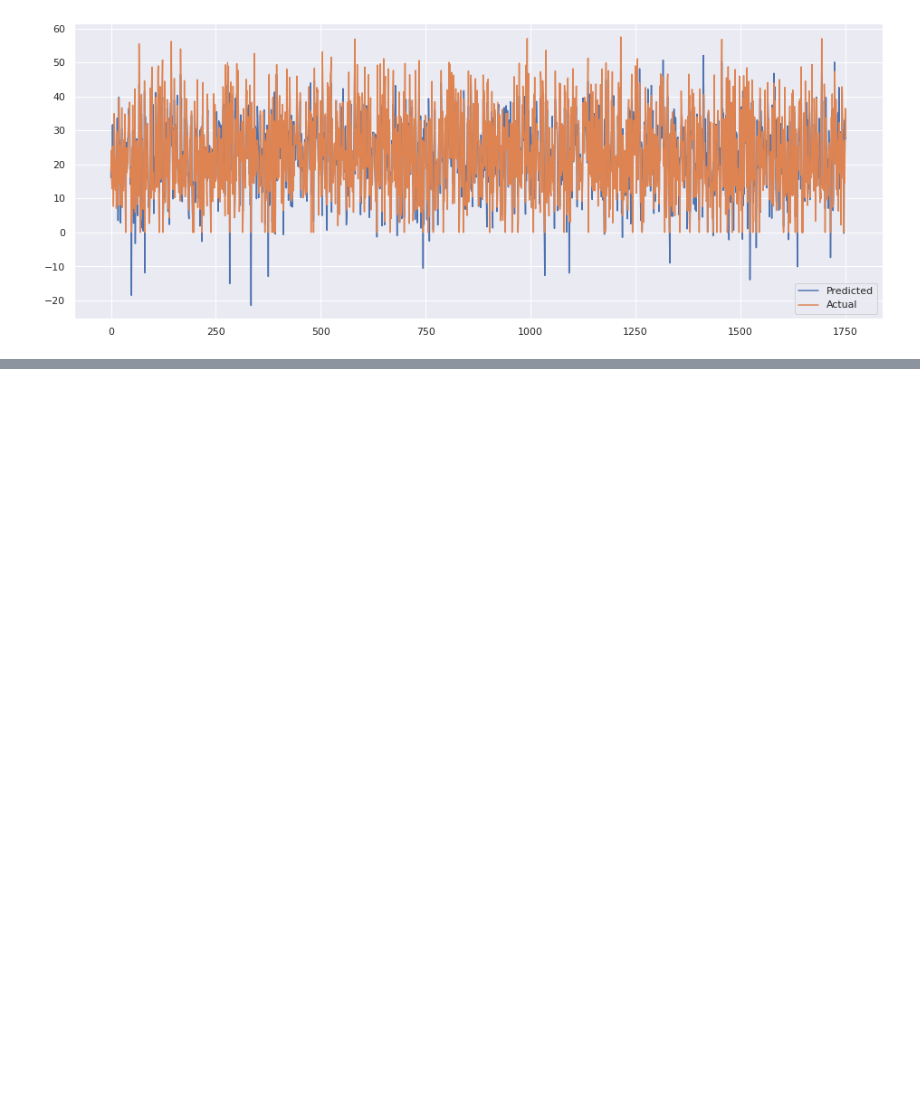
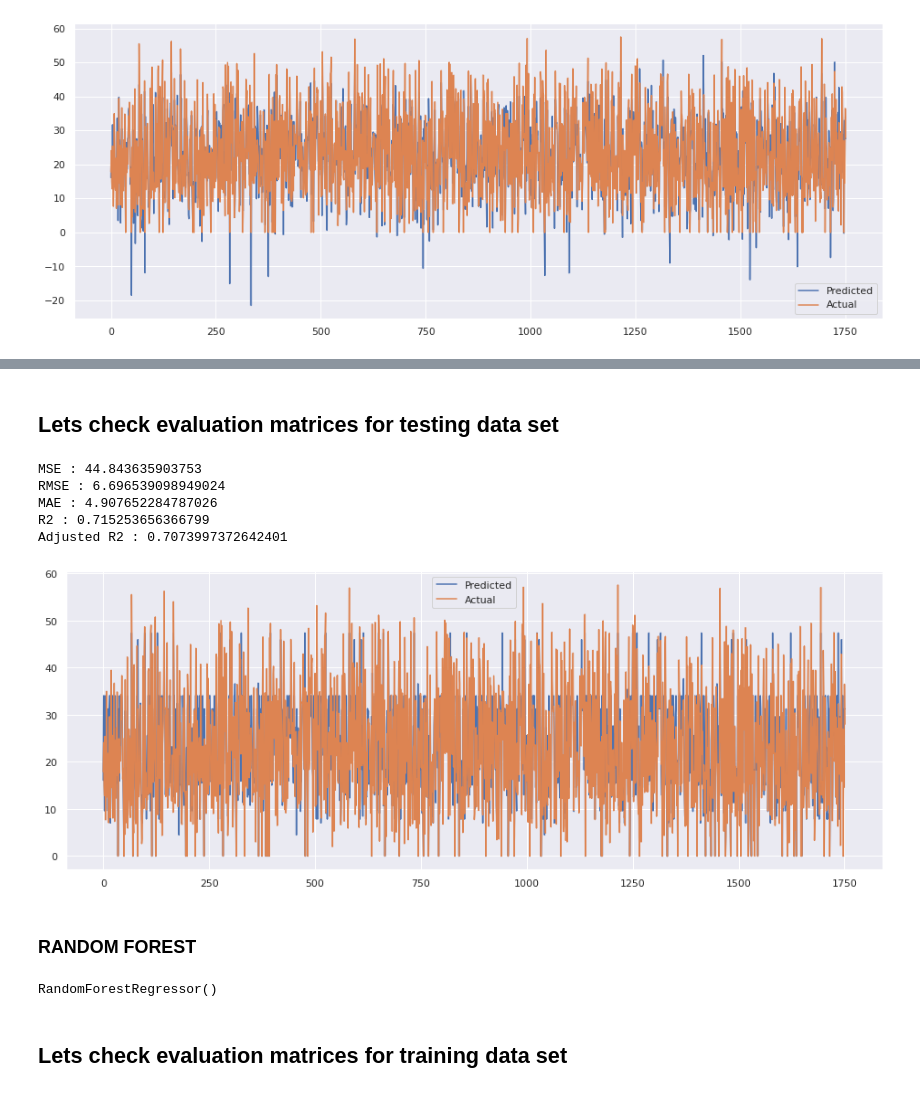
Before and after one commit to Raneevk/Seoul-Bike-Sharing-Demand-Prediction, a Jupyter notebook: Copy_of_Bike_Sharing_Demand_Prediction_Capstone_Project.ipynb, the cells around one changed output, grey strips where cells are left out. Cells and saved outputs as stored; diff of their text form; code cells hidden in the pictures; blank space fills up the shorter version.

```diff
--- a/Copy_of_Bike_Sharing_Demand_Prediction_Capstone_Project.ipynb
+++ b/Copy_of_Bike_Sharing_Demand_Prediction_Capstone_Project.ipynb
@@ -1137,0 +1364,6 @@ plt.show()
+# %%
+#import the packages
+from sklearn.tree import DecisionTreeRegressor
+decision_regressor = DecisionTreeRegressor(criterion='mse', max_depth=10,
+                      max_features=10, max_leaf_nodes=100,)
+decision_regressor.fit(X_train, y_train)
@@ -1137,0 +1375,4 @@ plt.show()
+# %%
+#get the y_train and y-test value
+y_pred_train_d = decision_regressor.predict(X_train)
+y_pred_test_d = decision_regressor.predict(X_test)
@@ -1137,0 +1422,32 @@ plt.show()
+# %% [markdown]
+## Lets check evaluation matrices for testing data set
+# %%
+#import the packages
+from sklearn.metrics import mean_squared_error
+#calculate MSE
+MSE_d= mean_squared_error(y_test, y_pred_test_d)
+print("MSE :",MSE_d)
+
+#calculate RMSE
+RMSE_d=np.sqrt(MSE_d)
+print("RMSE :",RMSE_d)
+
+
+#calculate MAE
+MAE_d= mean_absolute_error(y_test, y_pred_test_d)
+print("MAE :",MAE_d)
+
+
+#import the packages
+from sklearn.metrics import r2_score
+#calculate r2 and adjusted r2
+r2_d= r2_score((y_test), (y_pred_test_d))
+print("R2 :",r2_d)
+Adjusted_R2_d=(1-(1-r2_score((y_test), (y_pred_test_d)))*((X_test.shape[0]-1)/(X_test.shape[0]-X_test.shape[1]-1)) )
+print("Adjusted R2 :",1-(1-r2_score((y_test), (y_pred_test_d)))*((X_test.shape[0]-1)/(X_test.shape[0]-X_test.shape[1]-1)) )
+# %% [output]
+MSE : 44.843635903753
+RMSE : 6.696539098949024
+MAE : 4.907652284787026
+R2 : 0.715253656366799
+Adjusted R2 : 0.7073997372642401
@@ -1137,0 +1464,22 @@ plt.show()
+# %%
+#Plot the figure
+plt.figure(figsize=(16,6))
+plt.plot((np.array(y_pred_test_d)))
+plt.plot(np.array((y_test)))
+plt.legend(["Predicted","Actual"])
+plt.show()
+# %% [output]
+[figure, added]
+# %% [markdown]
+### **RANDOM FOREST**
+# %%
+#import the packages
+from sklearn.ensemble import RandomForestRegressor
+# Create an instance of the RandomForestRegressor
+rf_model = RandomForestRegressor()
+
+rf_model.fit(X_train,y_train)
+# %% [output]
+RandomForestRegressor()
+# %% [markdown]
+## Lets check evaluation matrices for training data set
```
Also changed, not shown: parts of 99 cells of this notebook.
